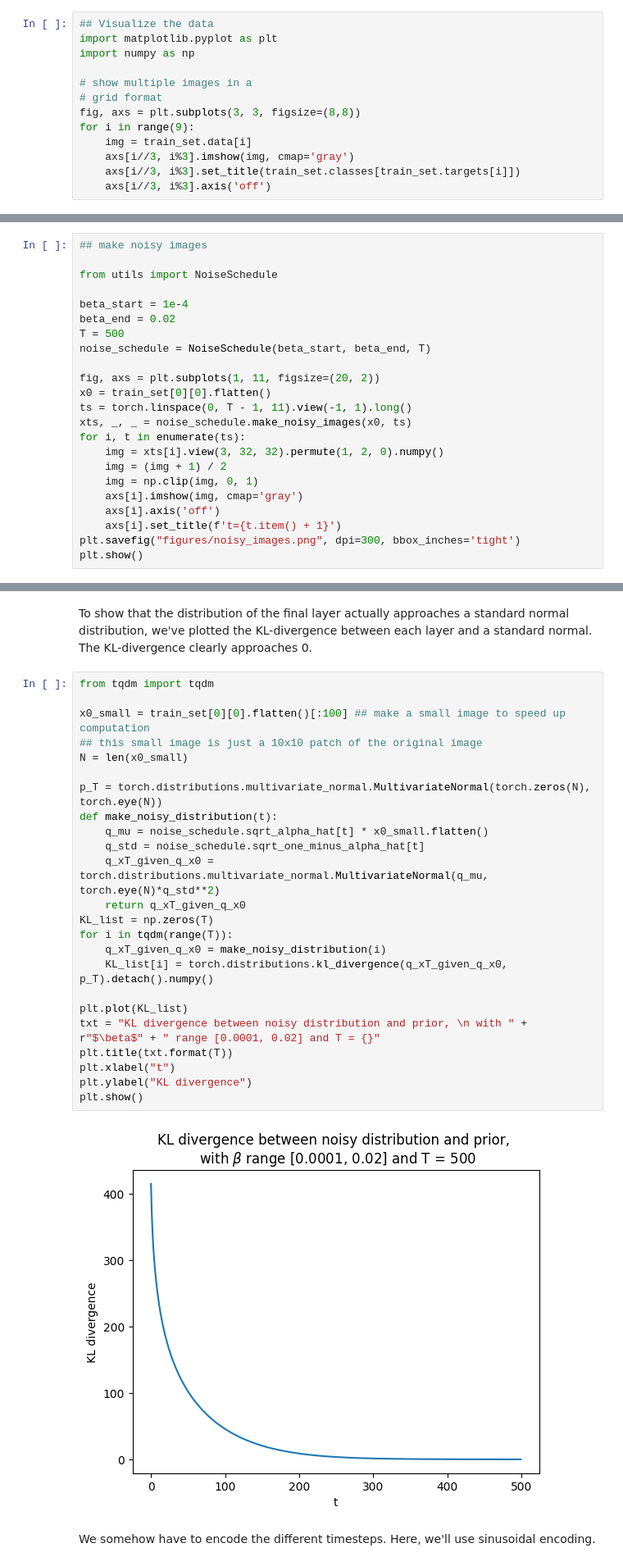
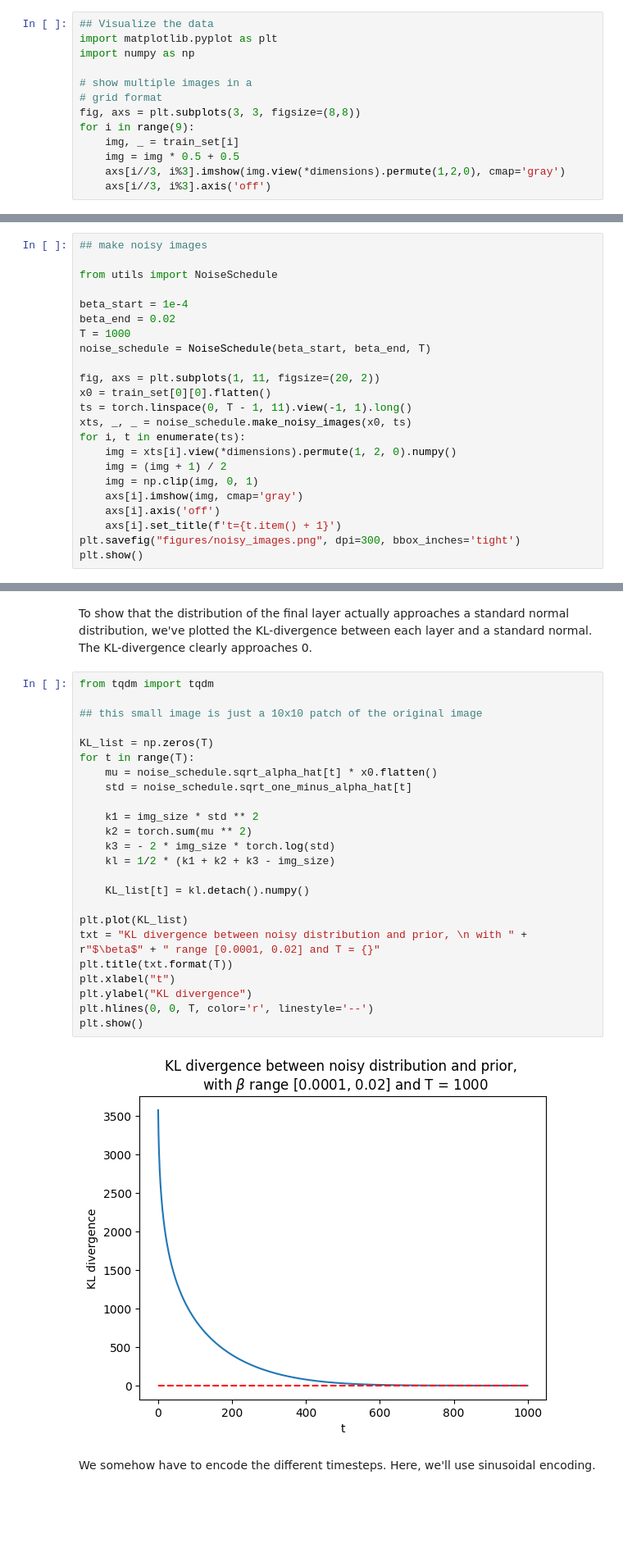
Before and after one commit to Andemand111/Specialkursus_diffusionmodel, a Jupyter notebook: main.IPYNB, the cells around one changed output, grey strips where cells are left out. Shown at 82% size. Saved outputs shown, nothing was run; the diff lists cells and outputs as text; blank space fills up the shorter version.

```diff
--- a/main.IPYNB
+++ b/main.IPYNB
@@ -33,8 +34,8 @@ import numpy as np
 # grid format
 fig, axs = plt.subplots(3, 3, figsize=(8,8))
 for i in range(9):
-    img = train_set.data[i]
-    axs[i//3, i%3].imshow(img, cmap='gray')
-    axs[i//3, i%3].set_title(train_set.classes[train_set.targets[i]])
+    img, _ = train_set[i]
+    img = img * 0.5 + 0.5
+    axs[i//3, i%3].imshow(img.view(*dimensions).permute(1,2,0), cmap='gray')
     axs[i//3, i%3].axis('off')
 # %% [output]
@@ -46,7 +47,7 @@ from utils import NoiseSchedule
 
 beta_start = 1e-4
 beta_end = 0.02
-T = 500
+T = 1000
 noise_schedule = NoiseSchedule(beta_start, beta_end, T)
 
 fig, axs = plt.subplots(1, 11, figsize=(20, 2))
@@ -54,7 +55,7 @@ x0 = train_set[0][0].flatten()
 ts = torch.linspace(0, T - 1, 11).view(-1, 1).long()
 xts, _, _ = noise_schedule.make_noisy_images(x0, ts)
 for i, t in enumerate(ts):
-    img = xts[i].view(3, 32, 32).permute(1, 2, 0).numpy()
+    img = xts[i].view(*dimensions).permute(1, 2, 0).numpy()
     img = (img + 1) / 2
     img = np.clip(img, 0, 1)
     axs[i].imshow(img, cmap='gray')
@@ -98,29 +99,29 @@ To show that the distribution of the final layer actually approaches a standard
 # %%
 from tqdm import tqdm
 
-x0_small = train_set[0][0].flatten()[:100] ## make a small image to speed up computation
 ## this small image is just a 10x10 patch of the original image
-N = len(x0_small)
 
-p_T = torch.distributions.multivariate_normal.MultivariateNormal(torch.zeros(N), torch.eye(N))
-def make_noisy_distribution(t):
-    q_mu = noise_schedule.sqrt_alpha_hat[t] * x0_small.flatten()
-    q_std = noise_schedule.sqrt_one_minus_alpha_hat[t]
-    q_xT_given_q_x0 = torch.distributions.multivariate_normal.MultivariateNormal(q_mu, torch.eye(N)*q_std**2)
-    return q_xT_given_q_x0
 KL_list = np.zeros(T)
-for i in tqdm(range(T)):
-    q_xT_given_q_x0 = make_noisy_distribution(i)
-    KL_list[i] = torch.distributions.kl_divergence(q_xT_given_q_x0, p_T).detach().numpy()
+for t in range(T):
+    mu = noise_schedule.sqrt_alpha_hat[t] * x0.flatten()
+    std = noise_schedule.sqrt_one_minus_alpha_hat[t]
+
+    k1 = img_size * std ** 2
+    k2 = torch.sum(mu ** 2)
+    k3 = - 2 * img_size * torch.log(std)
+    kl = 1/2 * (k1 + k2 + k3 - img_size)
+
+    KL_list[t] = kl.detach().numpy()
 
 plt.plot(KL_list)
 txt = "KL divergence between noisy distribution and prior, \n with " + r"$\beta$" + " range [0.0001, 0.02] and T = {}"
 plt.title(txt.format(T))
 plt.xlabel("t")
 plt.ylabel("KL divergence")
+plt.hlines(0, 0, T, color='r', linestyle='--')
 plt.show()
 # %% [output]
-[figure, old version]
+[figure, new version]
 # %% [markdown]
 We somehow have to encode the different timesteps. Here, we'll use sinusoidal encoding.
 # %%
```
Also changed, not shown: parts of 8 cells of this notebook, 3 other files.
